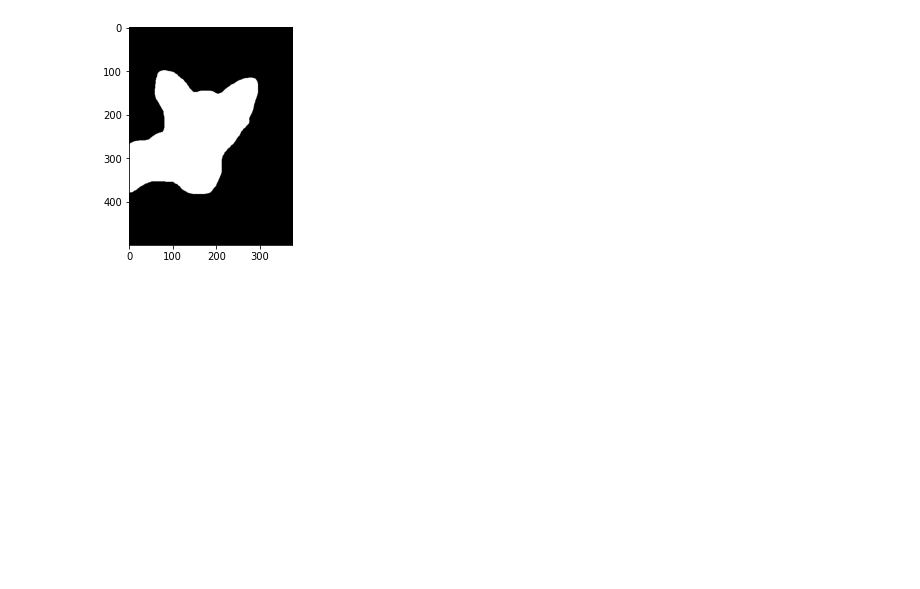
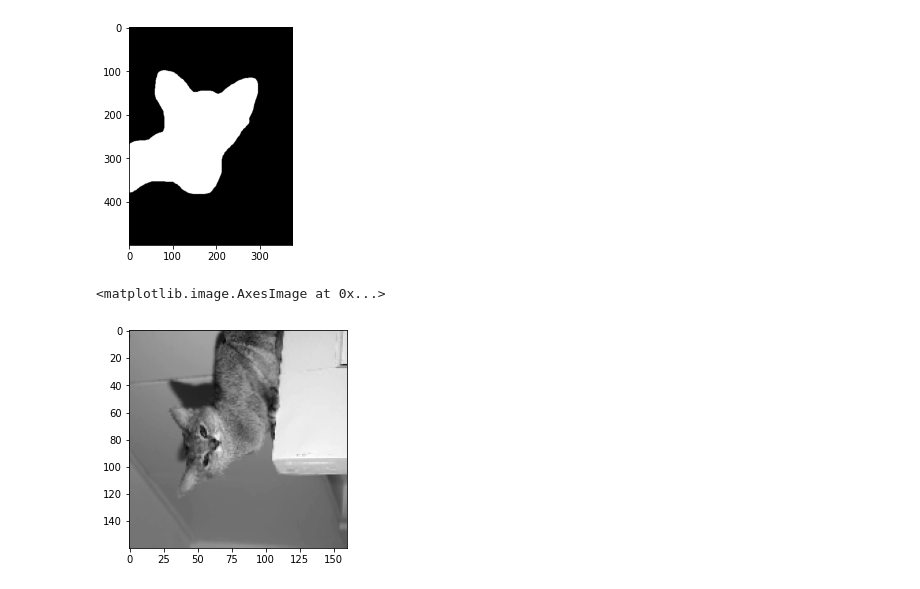
Before and after one commit to fogg-lab/tissue-model-analysis-tools, a Jupyter notebook: notebooks/oxford_pets_v1.ipynb, the cells around one changed output. Saved outputs shown, nothing was run; the diff lists cells and outputs as text; code cells hidden in the pictures; blank space fills up the shorter version.

Commit message:
full unet model with augmentations

```diff
--- a/notebooks/oxford_pets_v1.ipynb
+++ b/notebooks/oxford_pets_v1.ipynb
@@ -52,8 +52,10 @@ plt.show()
 # %% [output]
 [figure]
 # %%
+from tensorflow.keras import layers
 class OxfordPetsSequence(keras.utils.Sequence):
     """Helper to iterate over the data"""
+    # TODO: edit to turn off augmentations
 
     def __init__(self, batch_size, img_size, input_img_paths, target_img_paths):
         self.batch_size = batch_size
@@ -80,6 +82,23 @@ class OxfordPetsSequence(keras.utils.Sequence):
         for j, path in enumerate(batch_target_img_paths):
             img = load_img(path, target_size=self.img_size, color_mode="grayscale")
             img = np.expand_dims(img, 2) # add a third dimension to the array
-            img = map2bin(img, [1,3], [2])
+            img = np.where(img==2, 0, 1)
             y[j] = img
+
+        # randomly rotate and reflect the data
+        # as we use the same seed for images and targets, the same operation is performed
+        rotation_seed = np.random.randint(10000)
+        reflection_seed = np.random.randint(10000)
+        x = layers.RandomRotation(5, seed=rotation_seed)(x)
+        y = layers.RandomRotation(5, seed=rotation_seed)(y)
+        x = layers.RandomFlip(seed=reflection_seed)(x)
+        y = layers.RandomFlip(seed=reflection_seed)(y)
+
         return x, y
+# %%
+pets = OxfordPetsSequence(32, (160,160), img_paths, label_paths)
+X, y = pets[1]
+plt.imshow(X[1][:,:,0], cmap='gray')
+# %% [output]
+<matplotlib.image.AxesImage at 0x...>
+[figure, added]
```
Also changed, not shown: parts of 10 cells of this notebook.
